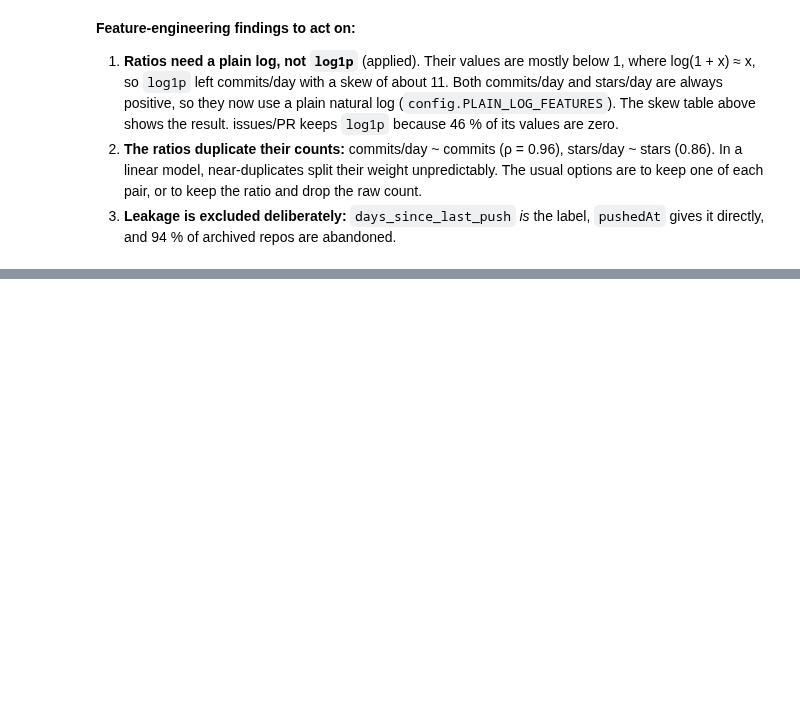
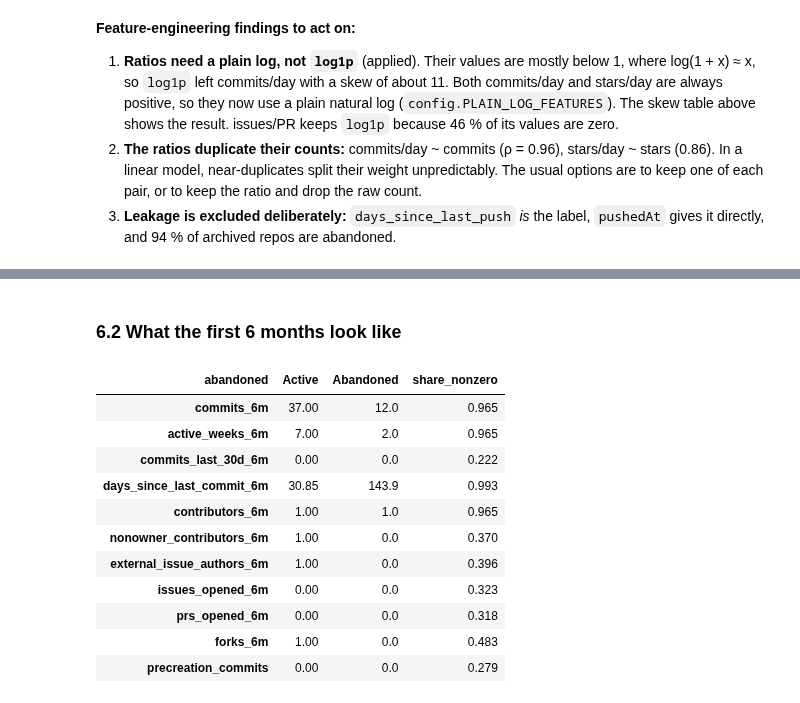
Before and after one commit to aminsaidane/github-abandonment-predection, a Jupyter notebook: notebooks/eda.ipynb, the cells around one changed output, grey strips where cells are left out. Cells and saved outputs as stored; diff of their text form; code cells hidden in the pictures; blank space fills up the shorter version.

```diff
--- a/notebooks/eda.ipynb
+++ b/notebooks/eda.ipynb
@@ -887,0 +936,23 @@ pd.DataFrame([(a, b, df[[a, b]].corr(method="spearman").iat[0, 1]) for a, b in p
+# %% [markdown]
+### 6.2 What the first 6 months look like
+# %%
+EARLY = ["commits_6m", "active_weeks_6m", "commits_last_30d_6m", "days_since_last_commit_6m",
+         "contributors_6m", "nonowner_contributors_6m", "external_issue_authors_6m",
+         "issues_opened_6m", "prs_opened_6m", "forks_6m", "precreation_commits"]
+early_med = early.groupby("abandoned")[EARLY].median().T.rename(columns=CLASS_NAMES)
+early_med["share_nonzero"] = (early[EARLY] > 0).mean().round(3)
+early_med.to_csv(TAB_DIR / "early_medians_by_class.csv")
+early_med
+# %% [output]
+| abandoned | Active | Abandoned | share_nonzero |
+| commits_6m | 37.00 | 12.0 | 0.965 |
+| active_weeks_6m | 7.00 | 2.0 | 0.965 |
+| commits_last_30d_6m | 0.00 | 0.0 | 0.222 |
+| days_since_last_commit_6m | 30.85 | 143.9 | 0.993 |
+| contributors_6m | 1.00 | 1.0 | 0.965 |
+| nonowner_contributors_6m | 1.00 | 0.0 | 0.370 |
+| external_issue_authors_6m | 1.00 | 0.0 | 0.396 |
+| issues_opened_6m | 0.00 | 0.0 | 0.323 |
+| prs_opened_6m | 0.00 | 0.0 | 0.318 |
+| forks_6m | 1.00 | 0.0 | 0.483 |
+| precreation_commits | 0.00 | 0.0 | 0.279 |
```
Also changed, not shown: parts of 13 cells of this notebook, 16 other files.
